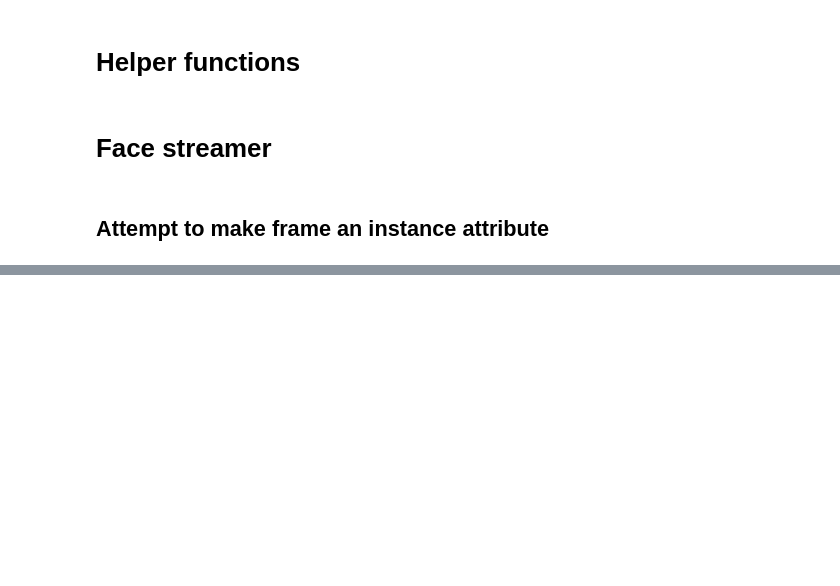
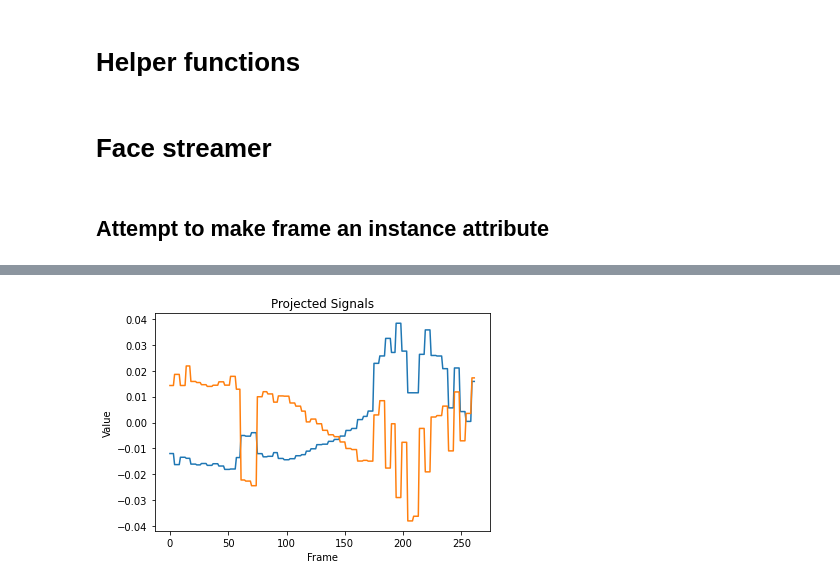
Before and after one commit to BrandonThaiTran/zoom_physio, a Jupyter notebook: nbs/utils.ipynb, the cells around one changed output, grey strips where cells are left out. Drawn from its saved outputs; the diff is of its cells as text; code cells hidden in the pictures; blank space fills up the shorter version.

```diff
--- a/nbs/utils.ipynb
+++ b/nbs/utils.ipynb
@@ -502,0 +856,5 @@ fs.plot_rgb()
+# %%
+# Plot the projected signal
+fs.plot_projected_signal()
+# %% [output]
+[figure, added]
```
Also changed, not shown: parts of 19 cells of this notebook.
